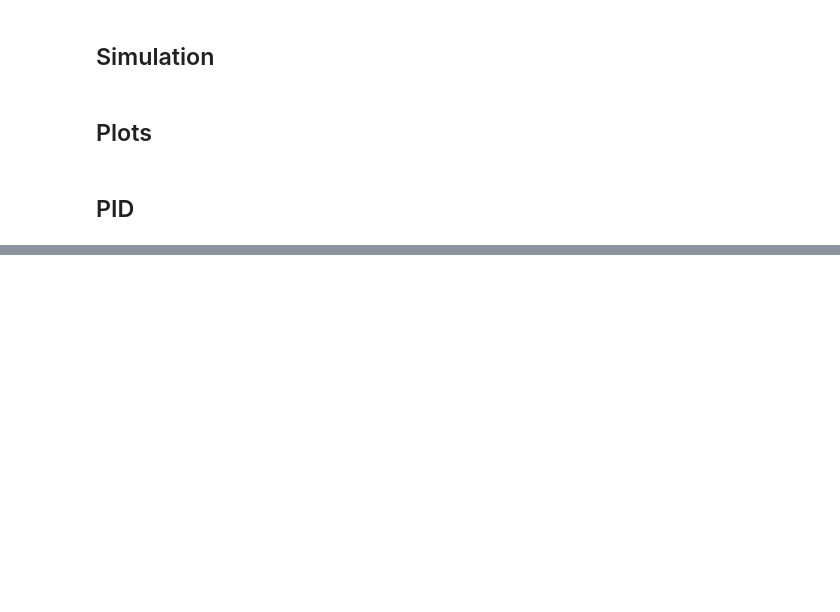
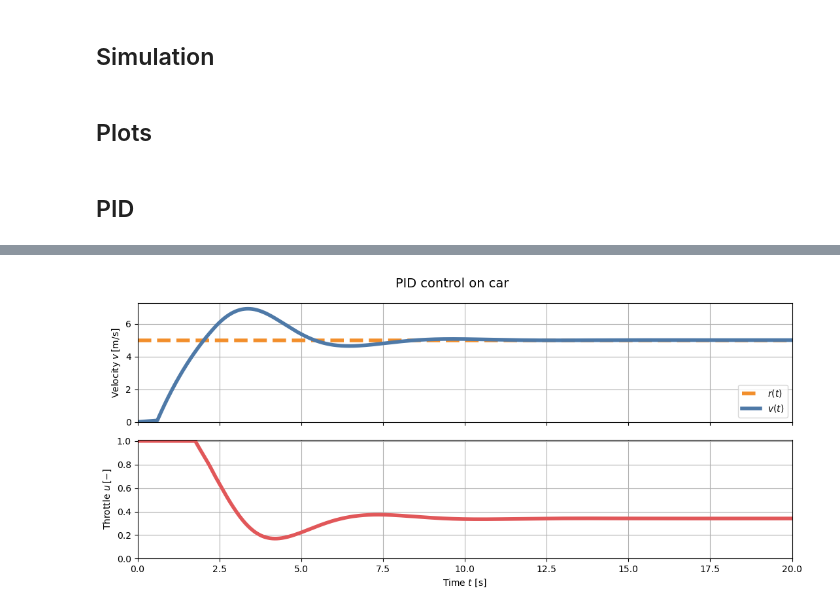
Before and after one commit to alboeh/iCSC-2026-exercise, a Jupyter notebook: examples/cruise_control/cruise_control.ipynb, the cells around one changed output, grey strips where cells are left out. Saved outputs shown, nothing was run; the diff lists cells and outputs as text; code cells hidden in the pictures; blank space fills up the shorter version.

```diff
--- a/examples/cruise_control/cruise_control.ipynb
+++ b/examples/cruise_control/cruise_control.ipynb
@@ -241,0 +179,7 @@ show_plots(x_dot_4, u_4, x_dot_set=x_dot_set, title="P control on cruise control
+# %%
+# PID tuner
+
+v_PID, u_PID = simulation(init_state, actor_function=make_af_pid(x_dot_set=x_dot_set, Kp=0.2, Ki=0.2, Kd=0.05))
+show_plots(v_PID, u_PID, x_dot_set=x_dot_set, title="PID control on car")
+# %% [output]
+[figure, added]
```
Also changed, not shown: parts of 34 cells of this notebook, 15 other files.
